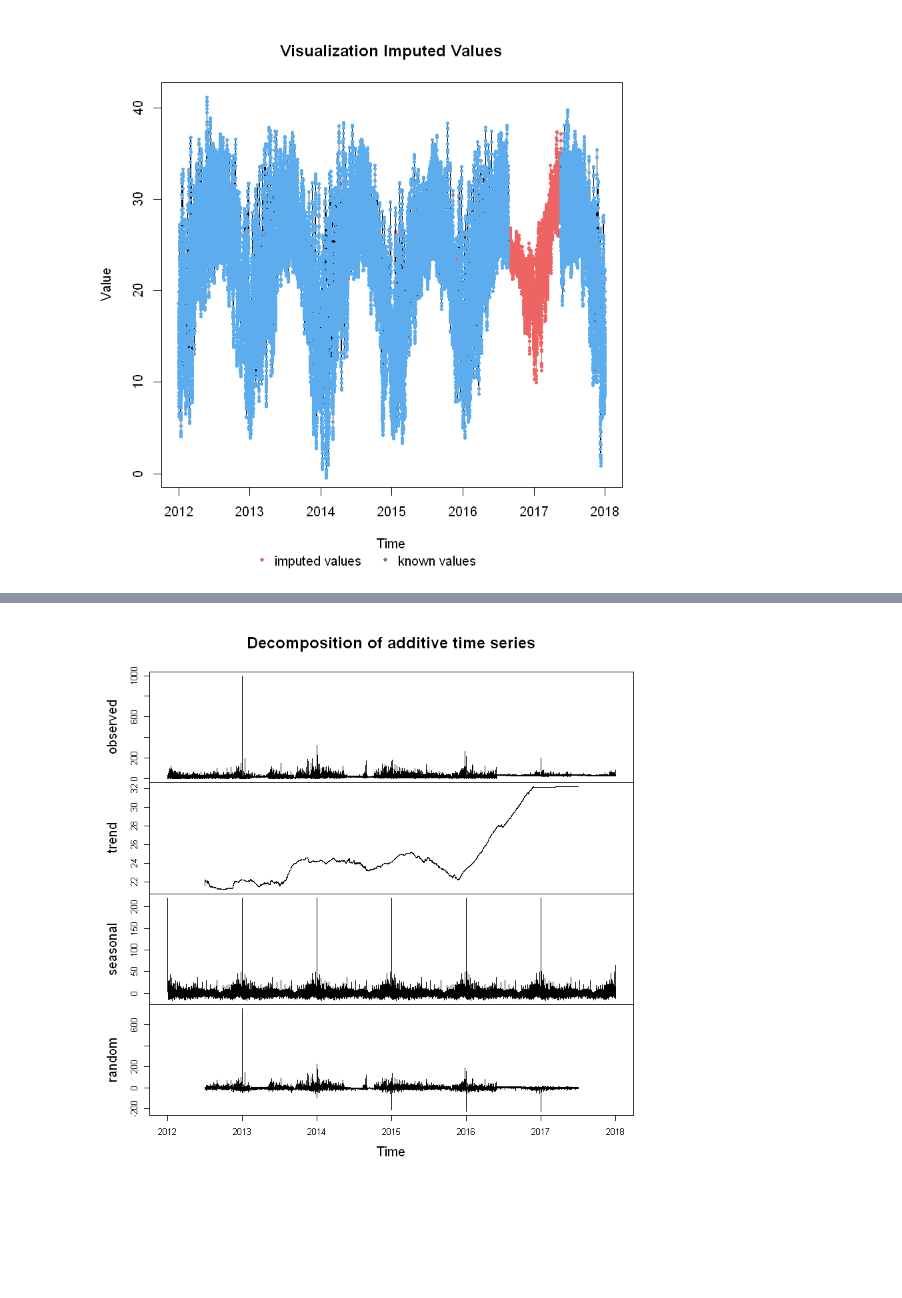
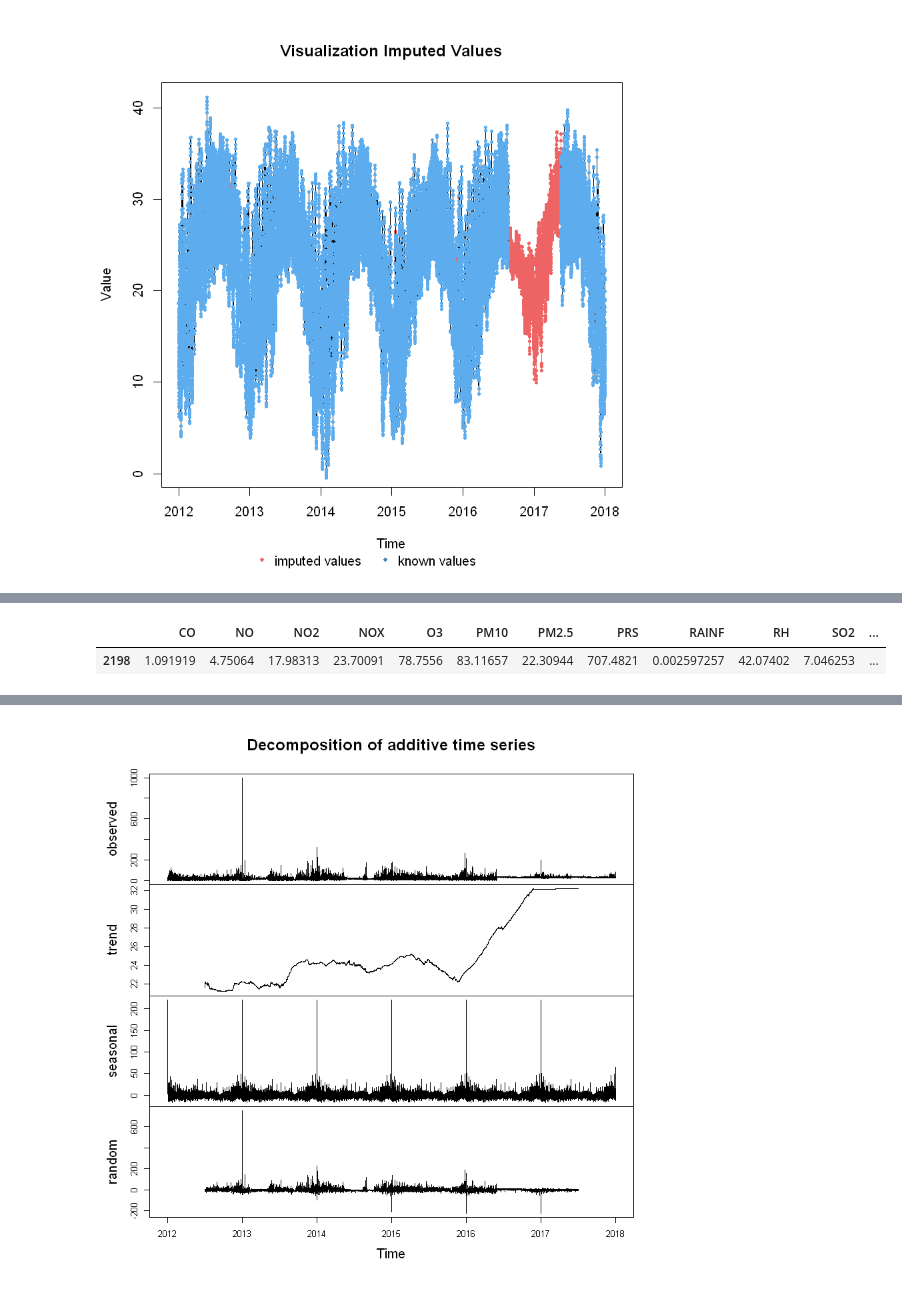
Before and after one commit to gucoloradoc/AQF, a Jupyter notebook: notebooks/Imputations_R.ipynb, the cells around one changed output, grey strips where cells are left out. Cells and saved outputs as stored; diff of their text form; code cells hidden in the pictures; blank space fills up the shorter version.

```diff
--- a/notebooks/Imputations_R.ipynb
+++ b/notebooks/Imputations_R.ipynb
@@ -72,0 +130,5 @@ plotNA.imputations(tsNOROESTE[,'TOUT'],imputed[,"TOUT"])
+# %%
+imputeddf[test_missing[2],]
+# %% [output]
+|  | CO | NO | NO2 | NOX | O3 | PM10 | PM2.5 | PRS | RAINF | RH | SO2 | ... |
+| 2198 | 1.091919 | 4.75064 | 17.98313 | 23.70091 | 78.7556 | 83.11657 | 22.30944 | 707.4821 | 0.002597257 | 42.07402 | 7.046253 | ... |
```
Also changed, not shown: parts of 16 cells of this notebook, 1 other file.
